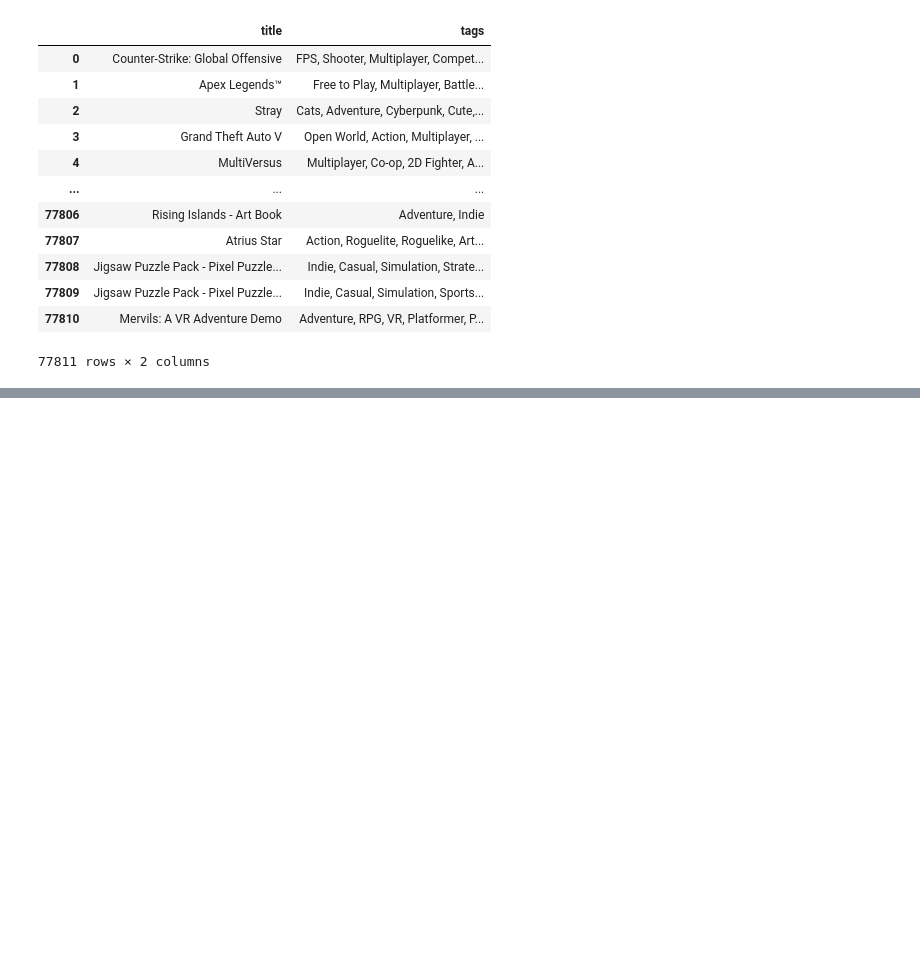
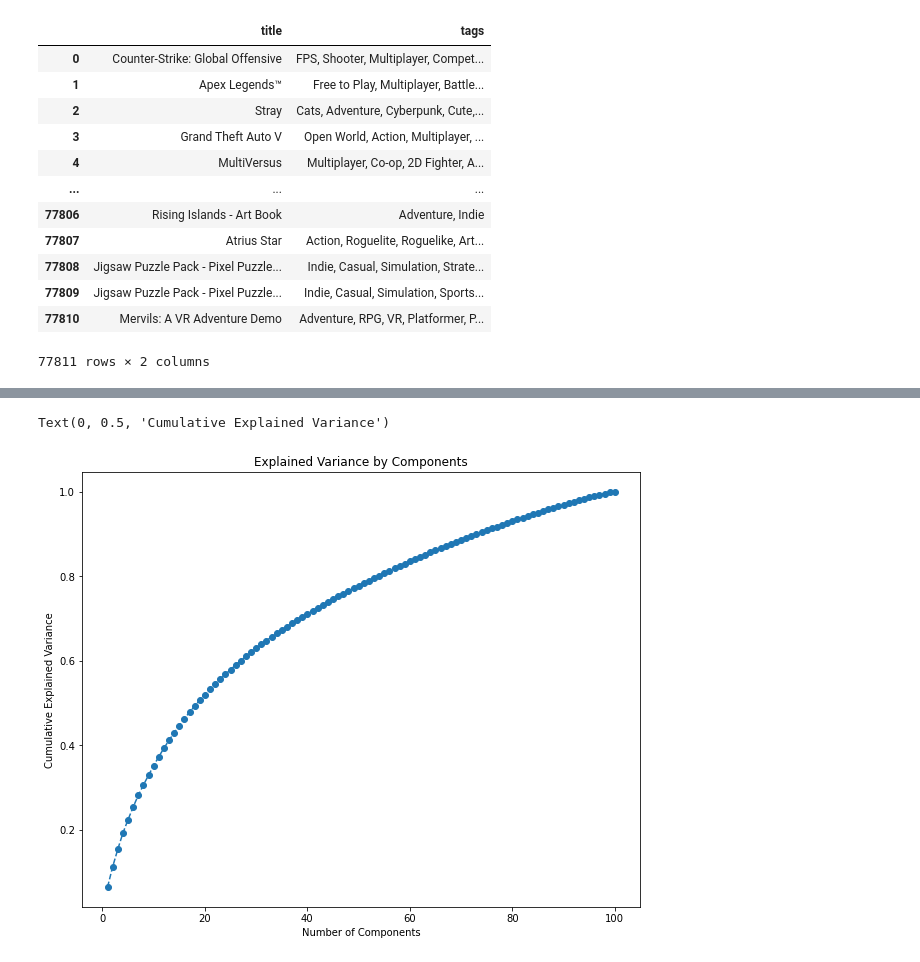
Before and after one commit to MatthewRip/DataSciencePortfolio, a Jupyter notebook: steam_game_recommender/testing kmeans clustering.ipynb, the cells around one changed output, grey strips where cells are left out. Cells and saved outputs as stored; diff of their text form; code cells hidden in the pictures; blank space fills up the shorter version.

```diff
--- a/steam_game_recommender/testing kmeans clustering.ipynb
+++ b/steam_game_recommender/testing kmeans clustering.ipynb
@@ -146,5 +64,7 @@ vectorizer = TfidfVectorizer(tokenizer=Lemming_tokenizer)
 # %%
 # vectorizer?
+# %%
+test = df[:10000]
 # %%
-X = vectorizer.fit_transform(test.tags)
+X = vectorizer.fit_transform(test.tags).toarray()
 # %%
@@ -183,0 +105,4 @@ from sklearn.cluster import KMeans
+# %%
+pca = PCA()
+pca.fit(X)
+pca.explained_variance_ratio_
@@ -183,0 +130,13 @@ from sklearn.cluster import KMeans
+# %%
+pca_len = len(pca.explained_variance_ratio_)
+# %%
+import matplotlib.pyplot as plt
+
+plt.figure(figsize=(10,8))
+plt.plot(range(1,pca_len+1),pca.explained_variance_ratio_.cumsum(),marker='o',linestyle='--')
+plt.title('Explained Variance by Components')
+plt.xlabel('Number of Components')
+plt.ylabel('Cumulative Explained Variance')
+# %% [output]
+Text(0, 0.5, 'Cumulative Explained Variance')
+[figure, added]
```
Also changed, not shown: parts of 37 cells of this notebook.
